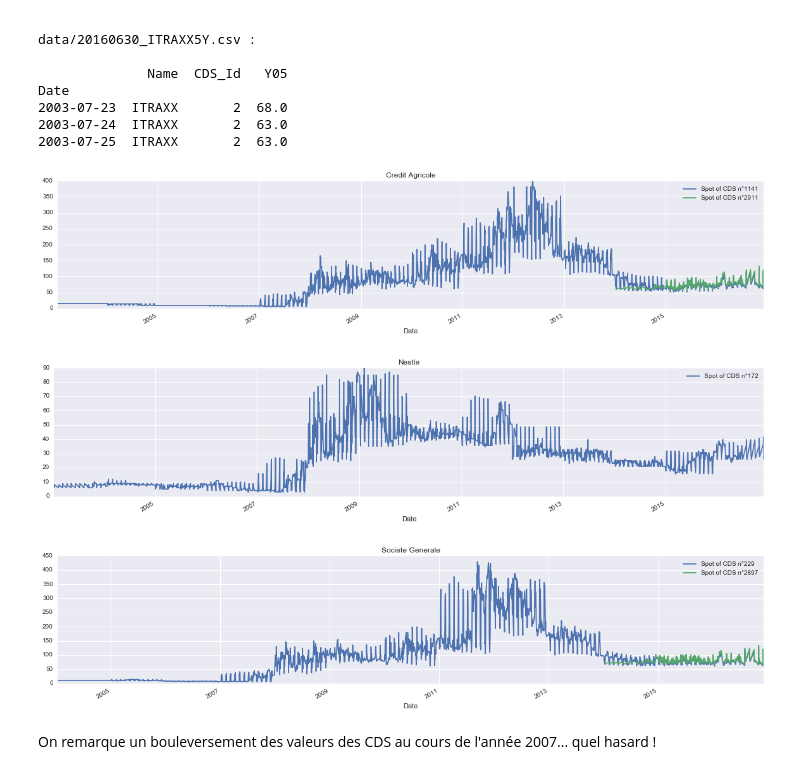
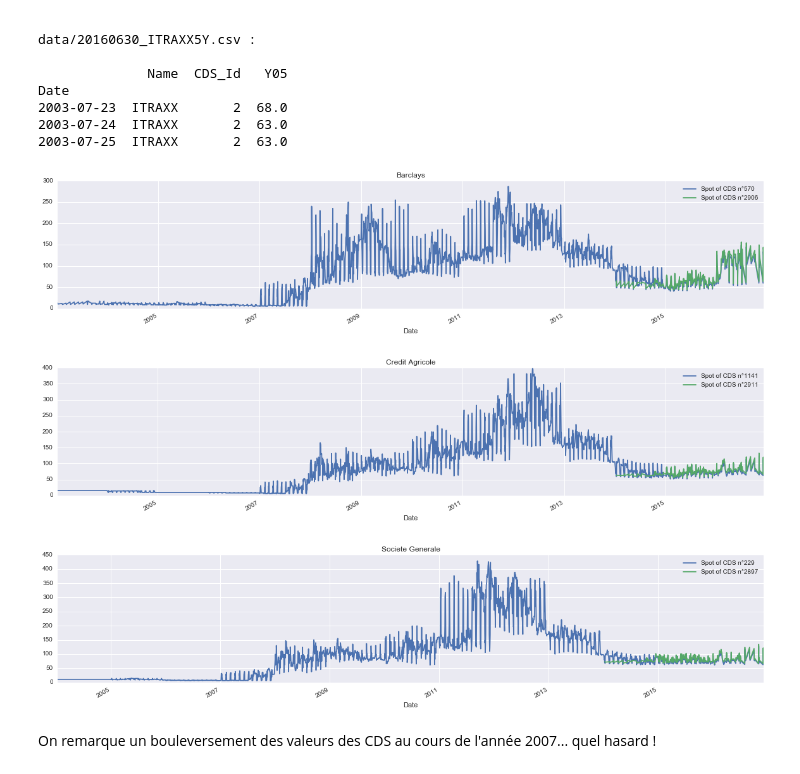
Before and after one commit to m-legrand/risque2016, a Jupyter notebook: code/main.ipynb, the cells around one changed output. Drawn from its saved outputs; the diff is of its cells as text; code cells hidden in the pictures.

```diff
--- a/code/main.ipynb
+++ b/code/main.ipynb
@@ -41,19 +41,19 @@ dc_map = defaultdict(list)
 for _id, _name in df_map.itertuples():
     dc_map[_name].append(_id)
 # %%
-_names = ['Credit Agricole', 'Nestle', 'Societe Generale']
+_names = ['Barclays', 'Credit Agricole', 'Societe Generale']
 for _name in _names:
     fig, axes = plt.subplots(nrows=1, ncols=1, figsize=(20, 4))
     for _i, _id in enumerate(dc_map[_name]):
         df_cds.loc[df_cds.loc[:, 'CDS_Id'] == _id, 'Y05'].plot(
             title = _name
             , ax = axes
             , label = 'Spot of CDS n°' + str(_id))
     plt.legend()
     plt.show()
 # %% [output]
-[figure, old version]
+[figure, new version]
-[figure, old version]
+[figure, new version]
 [figure]
 # %% [markdown]
 On remarque un bouleversement des valeurs des CDS au cours de l'année 2007... quel hasard !
```
Also changed, not shown: parts of 10 cells of this notebook.
